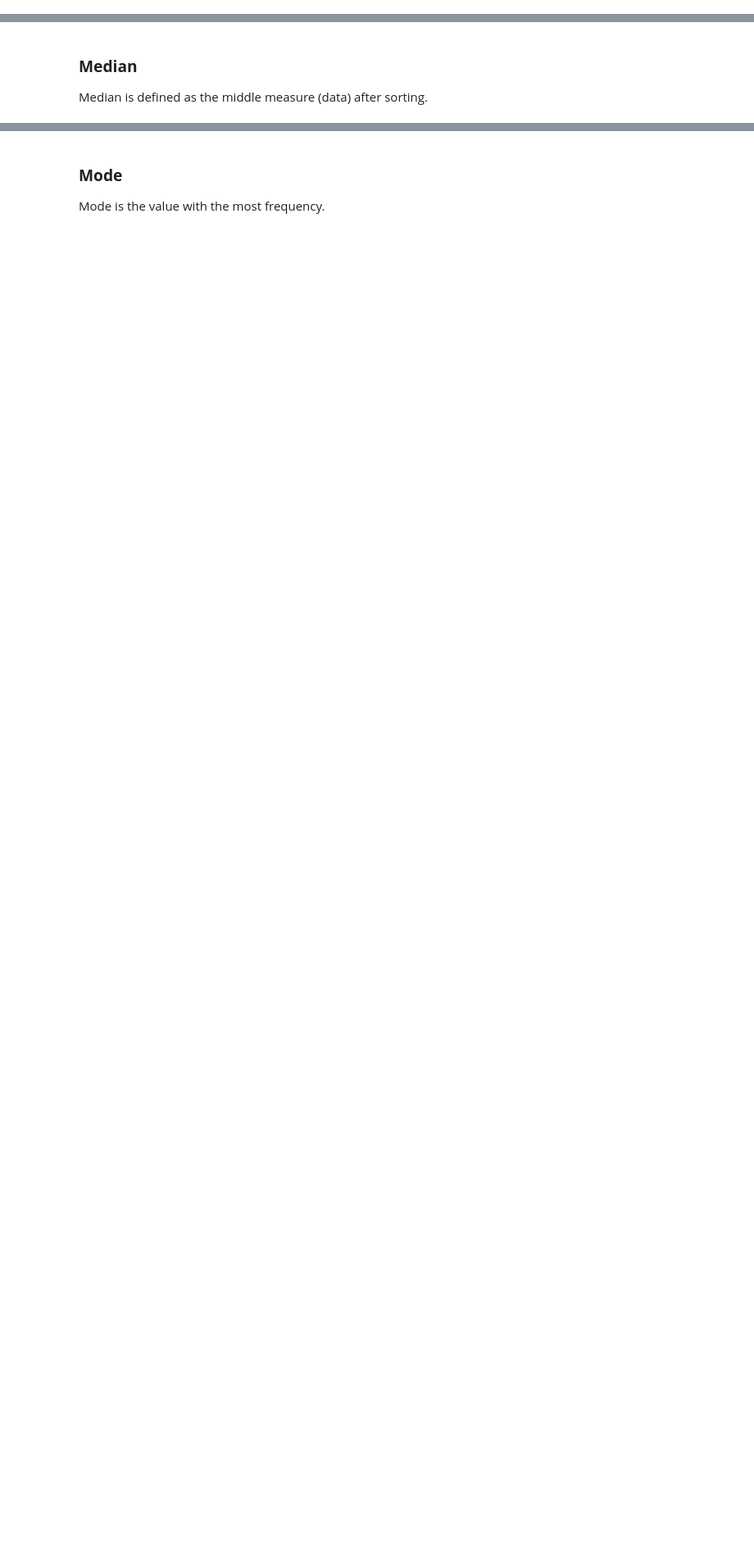
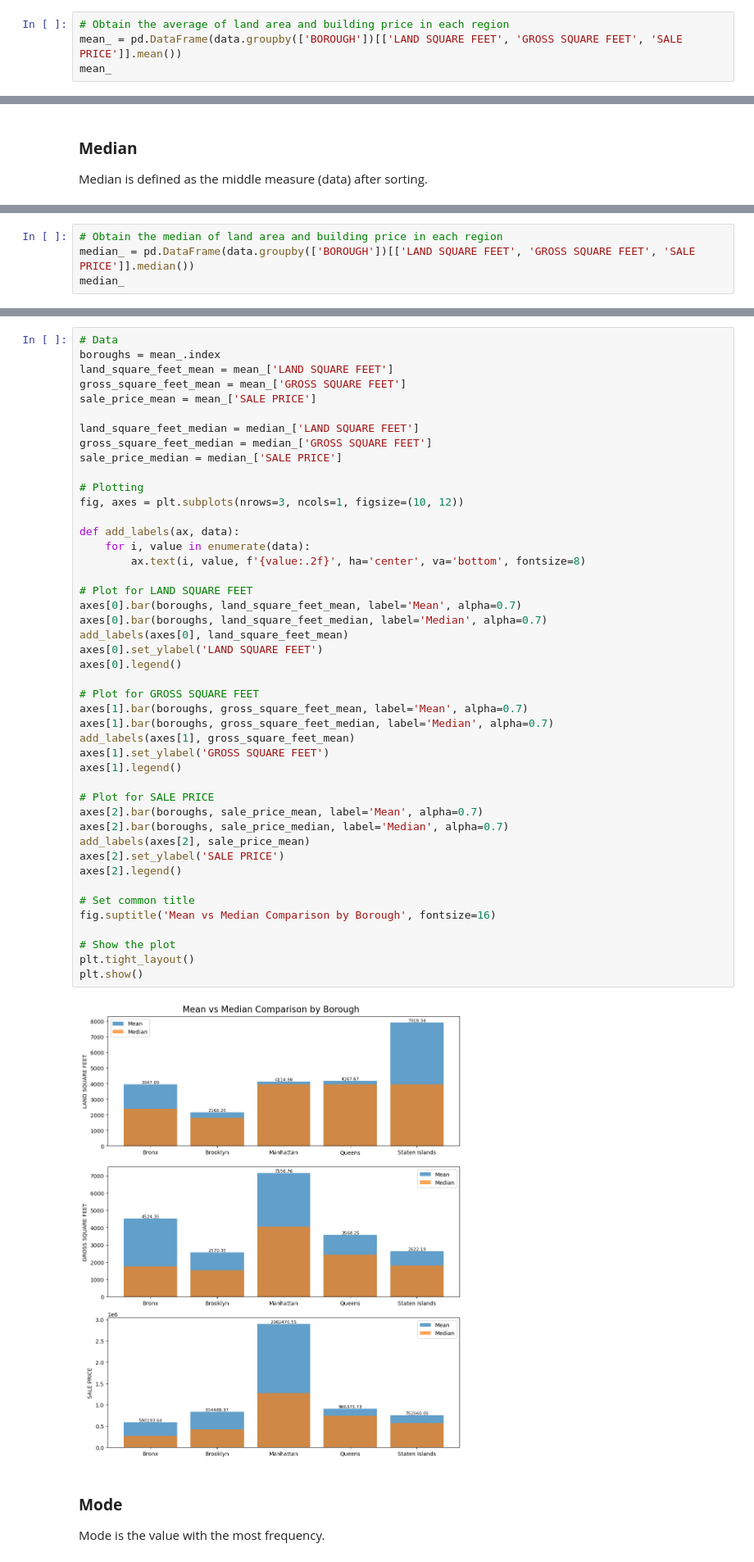
Before and after one commit to fwaafnn/Assigment1_DataVisualization, a Jupyter notebook: Assignment 2 - Statistics/PYTN_Assg_2_5_AfwaAfini.ipynb, the cells around one changed output, grey strips where cells are left out. Shown at 82% size. Drawn from its saved outputs; the diff is of its cells as text; blank space fills up the shorter version.

```diff
--- a/Assignment 2 - Statistics/PYTN_Assg_2_5_AfwaAfini.ipynb
+++ b/Assignment 2 - Statistics/PYTN_Assg_2_5_AfwaAfini.ipynb
@@ -106,0 +204,4 @@ Mean of Gross Square Feet =  2724.4452973458865
+# %%
+# Obtain the average of land area and building price in each region
+mean_ = pd.DataFrame(data.groupby(['BOROUGH'])[['LAND SQUARE FEET', 'GROSS SQUARE FEET', 'SALE PRICE']].mean())
+mean_
@@ -122,0 +232,4 @@ Median of Gross Square Feet =  1076.0
+# %%
+# Obtain the median of land area and building price in each region
+median_ = pd.DataFrame(data.groupby(['BOROUGH'])[['LAND SQUARE FEET', 'GROSS SQUARE FEET', 'SALE PRICE']].median())
+median_
@@ -123,3 +244,50 @@ Median of Gross Square Feet =  1076.0
+# %%
+# Data
+boroughs = mean_.index
+land_square_feet_mean = mean_['LAND SQUARE FEET']
+gross_square_feet_mean = mean_['GROSS SQUARE FEET']
+sale_price_mean = mean_['SALE PRICE']
+
+land_square_feet_median = median_['LAND SQUARE FEET']
+gross_square_feet_median = median_['GROSS SQUARE FEET']
+sale_price_median = median_['SALE PRICE']
+
+# Plotting
+fig, axes = plt.subplots(nrows=3, ncols=1, figsize=(10, 12))
+
+def add_labels(ax, data):
+    for i, value in enumerate(data):
+        ax.text(i, value, f'{value:.2f}', ha='center', va='bottom', fontsize=8)
+
+# Plot for LAND SQUARE FEET
+axes[0].bar(boroughs, land_square_feet_mean, label='Mean', alpha=0.7)
+axes[0].bar(boroughs, land_square_feet_median, label='Median', alpha=0.7)
+add_labels(axes[0], land_square_feet_mean)
+axes[0].set_ylabel('LAND SQUARE FEET')
+axes[0].legend()
+
+# Plot for GROSS SQUARE FEET
+axes[1].bar(boroughs, gross_square_feet_mean, label='Mean', alpha=0.7)
+axes[1].bar(boroughs, gross_square_feet_median, label='Median', alpha=0.7)
+add_labels(axes[1], gross_square_feet_mean)
+axes[1].set_ylabel('GROSS SQUARE FEET')
+axes[1].legend()
+
+# Plot for SALE PRICE
+axes[2].bar(boroughs, sale_price_mean, label='Mean', alpha=0.7)
+axes[2].bar(boroughs, sale_price_median, label='Median', alpha=0.7)
+add_labels(axes[2], sale_price_mean)
+axes[2].set_ylabel('SALE PRICE')
+axes[2].legend()
+
+# Set common title
+fig.suptitle('Mean vs Median Comparison by Borough', fontsize=16)
+
+# Show the plot
+plt.tight_layout()
+plt.show()
+# %% [output]
+[figure, added]
 # %% [markdown]
 ### **Mode**
 Mode is the value with the most frequency.
```
Also changed, not shown: parts of 22 cells of this notebook.
